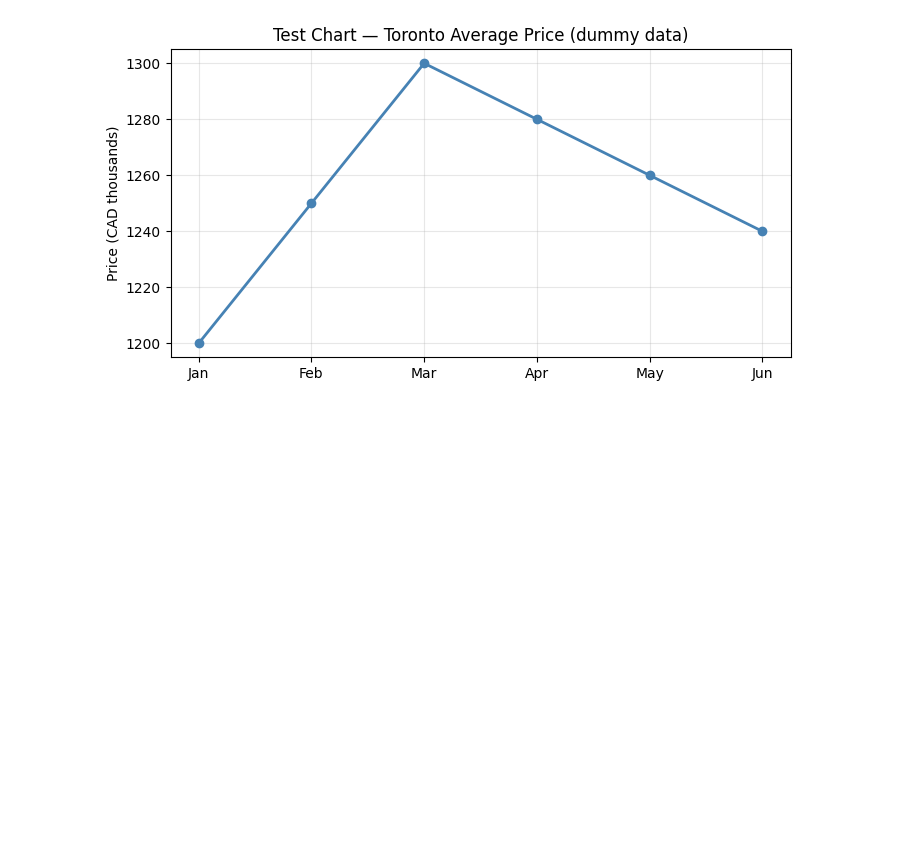
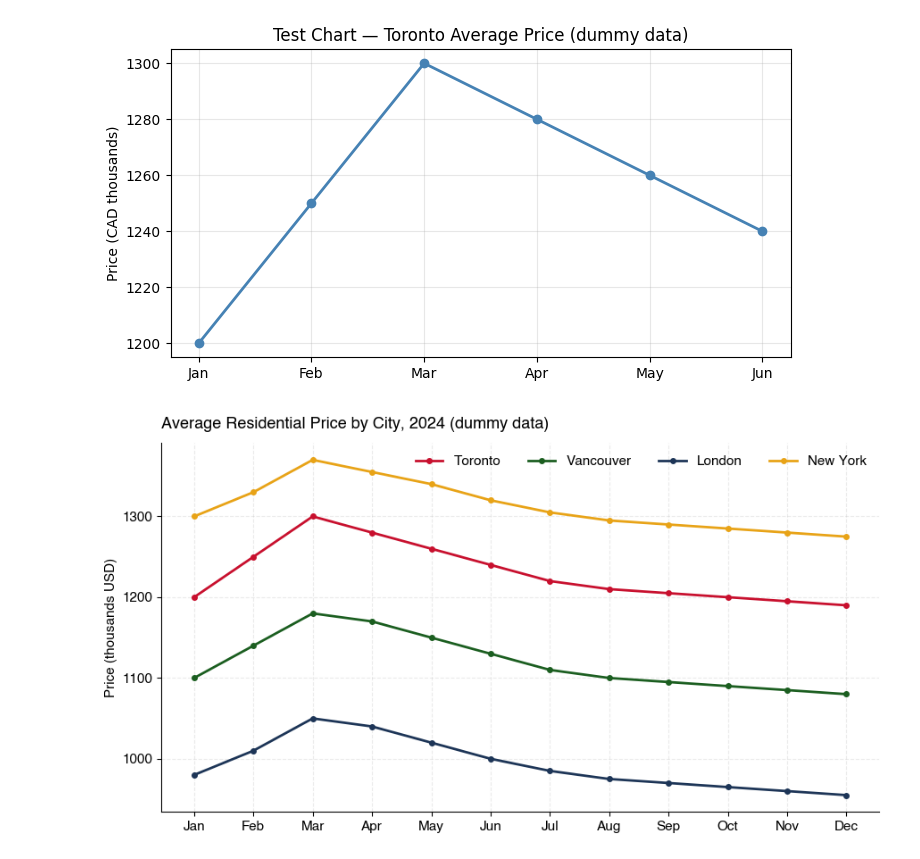
Before and after one commit to ritaich/affordability-gap, a Jupyter notebook: code/00_setup_test.ipynb, the cells around one changed output. Drawn from its saved outputs; the diff is of its cells as text; code cells hidden in the pictures; blank space fills up the shorter version.

Commit message:
Session 3: add project chart styling

```diff
--- a/code/00_setup_test.ipynb
+++ b/code/00_setup_test.ipynb
@@ -25,3 +25,49 @@ plt.grid(alpha=0.3)
 plt.show()
 # %% [output]
 [figure]
+# %%
+# Professional research-style chart setup
+import matplotlib.pyplot as plt
+import matplotlib as mpl
+
+# Set global style for all charts in this project
+mpl.rcParams['font.family'] = 'Helvetica'
+mpl.rcParams['font.size'] = 11
+mpl.rcParams['axes.titlesize'] = 13
+mpl.rcParams['axes.titleweight'] = 'bold'
+mpl.rcParams['axes.spines.top'] = False
+mpl.rcParams['axes.spines.right'] = False
+mpl.rcParams['axes.grid'] = True
+mpl.rcParams['grid.alpha'] = 0.25
+mpl.rcParams['grid.linestyle'] = '--'
+
+# Custom palette: one color per city, used consistently across the whole project
+CITY_COLORS = {
+    'Toronto':   '#C8102E',  # red
+    'Vancouver': '#1B5E20',  # forest green
+    'London':    '#1D3557',  # navy blue
+    'New York':  '#E8A317',  # amber
+}
+
+# Dummy data just to see the style
+months = ['Jan', 'Feb', 'Mar', 'Apr', 'May', 'Jun', 'Jul', 'Aug', 'Sep', 'Oct', 'Nov', 'Dec']
+toronto   = [1200, 1250, 1300, 1280, 1260, 1240, 1220, 1210, 1205, 1200, 1195, 1190]
+vancouver = [1100, 1140, 1180, 1170, 1150, 1130, 1110, 1100, 1095, 1090, 1085, 1080]
+london    = [980,  1010, 1050, 1040, 1020, 1000, 985,  975,  970,  965,  960,  955 ]
+newyork   = [1300, 1330, 1370, 1355, 1340, 1320, 1305, 1295, 1290, 1285, 1280, 1275]
+
+fig, ax = plt.subplots(figsize=(9, 5))
+ax.plot(months, toronto,   label='Toronto',   color=CITY_COLORS['Toronto'],   linewidth=2, marker='o', markersize=4)
+ax.plot(months, vancouver, label='Vancouver', color=CITY_COLORS['Vancouver'], linewidth=2, marker='o', markersize=4)
+ax.plot(months, london,    label='London',    color=CITY_COLORS['London'],    linewidth=2, marker='o', markersize=4)
+ax.plot(months, newyork,   label='New York',  color=CITY_COLORS['New York'],  linewidth=2, marker='o', markersize=4)
+
+ax.set_title('Average Residential Price by City, 2024 (dummy data)', loc='left', pad=12)
+ax.set_ylabel('Price (thousands USD)')
+ax.set_xlabel('')
+ax.legend(loc='upper right', frameon=False, ncol=4)
+
+plt.tight_layout()
+plt.show()
+# %% [output]
+[figure, added]
```
